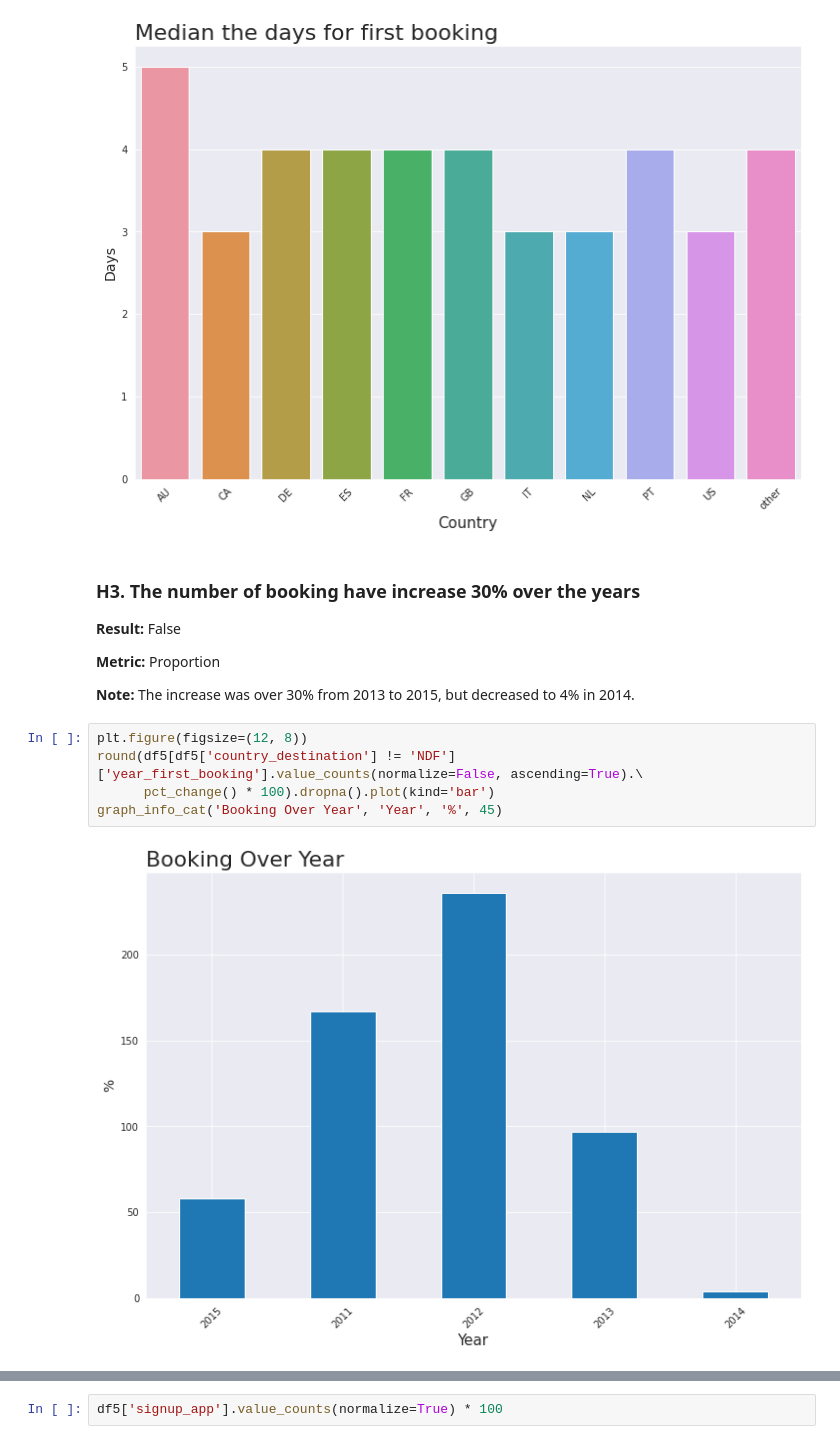
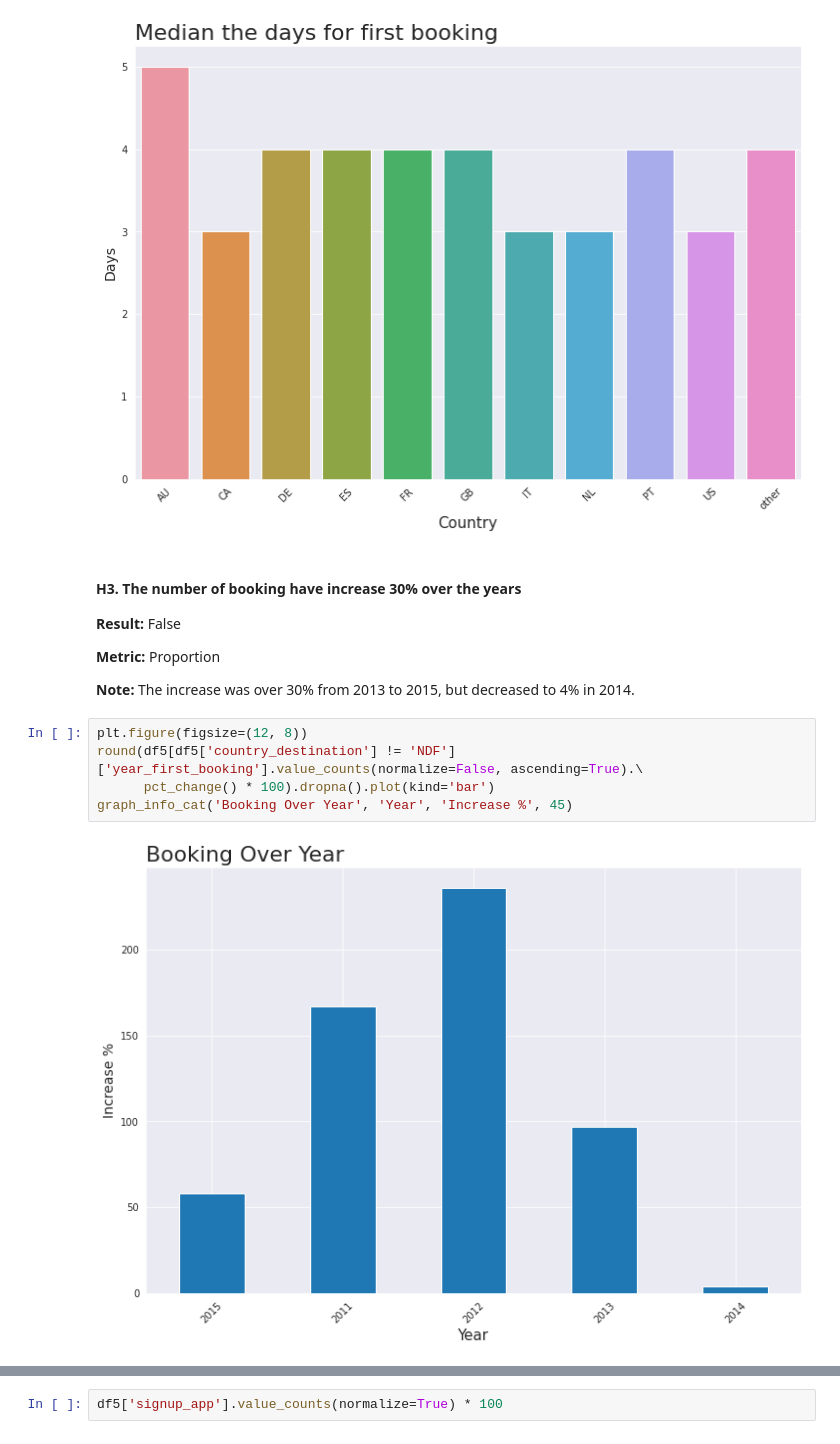
Before and after one commit to MarcosRMG/pa000_airbnb, a Jupyter notebook: notebooks/airbnb.ipynb, the cells around one changed output, grey strips where cells are left out. Cells and saved outputs as stored; diff of their text form.

```diff
--- a/notebooks/airbnb.ipynb
+++ b/notebooks/airbnb.ipynb
@@ -584,7 +599,7 @@ graph_info_cat('Median the days for first booking', 'Country', 'Days', 45)
 # %% [output]
 [figure]
 # %% [markdown]
-### H3. The number of booking have increase 30% over the years
+#### H3. The number of booking have increase 30% over the years
 
 **Result:** False
 
@@ -594,8 +609,8 @@ graph_info_cat('Median the days for first booking', 'Country', 'Days', 45)
 # %%
 plt.figure(figsize=(12, 8))
 round(df5[df5['country_destination'] != 'NDF']['year_first_booking'].value_counts(normalize=False, ascending=True).\
       pct_change() * 100).dropna().plot(kind='bar')
-graph_info_cat('Booking Over Year', 'Year', '%', 45)
+graph_info_cat('Booking Over Year', 'Year', 'Increase %', 45)
 # %% [output]
-[figure, old version]
+[figure, new version]
 # %% [markdown]
```
Also changed, not shown: parts of 42 cells of this notebook, 1 other file.
